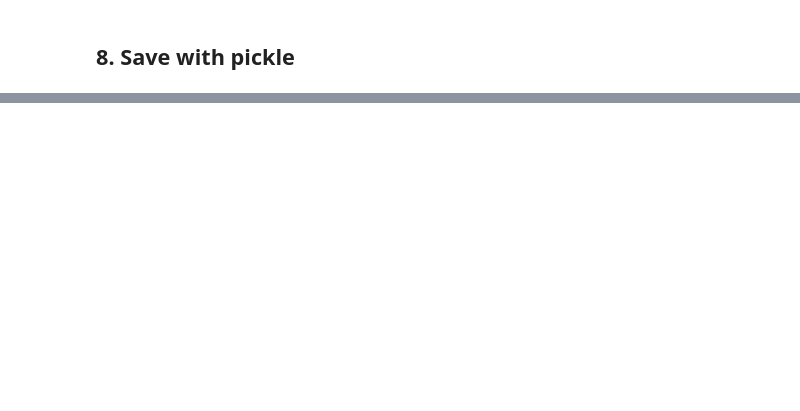
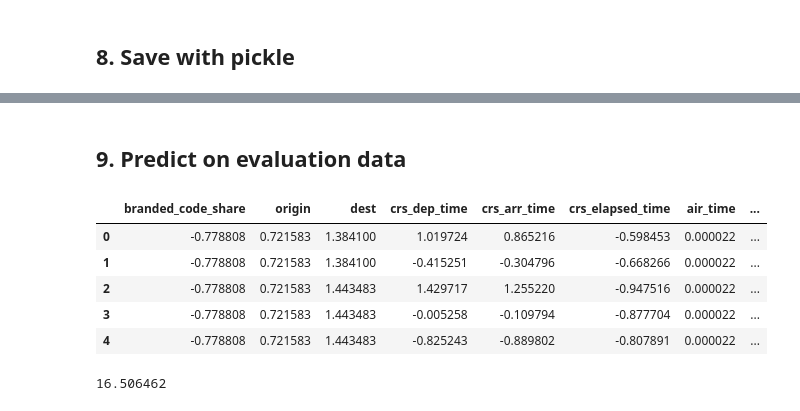
Before and after one commit to Isabelle-Dr/MidTerm-Project, a Jupyter notebook: Notebooks/4_Regression.ipynb, the cells around one changed output, grey strips where cells are left out. Saved outputs shown, nothing was run; the diff lists cells and outputs as text; code cells hidden in the pictures; blank space fills up the shorter version.

```diff
--- a/Notebooks/4_Regression.ipynb
+++ b/Notebooks/4_Regression.ipynb
@@ -306,0 +336,13 @@ print(result)
+# %% [markdown]
+## 9. Predict on evaluation data
+# %%
+X_eval = pd.read_csv('X_eval_reg.csv', low_memory = False)
+# %%
+X_eval.head()
+# %% [output]
+|  | branded_code_share | origin | dest | crs_dep_time | crs_arr_time | crs_elapsed_time | air_time | ... |
+| 0 | -0.778808 | 0.721583 | 1.384100 | 1.019724 | 0.865216 | -0.598453 | 0.000022 | ... |
+| 1 | -0.778808 | 0.721583 | 1.384100 | -0.415251 | -0.304796 | -0.668266 | 0.000022 | ... |
+| 2 | -0.778808 | 0.721583 | 1.443483 | 1.429717 | 1.255220 | -0.947516 | 0.000022 | ... |
+| 3 | -0.778808 | 0.721583 | 1.443483 | -0.005258 | -0.109794 | -0.877704 | 0.000022 | ... |
+| 4 | -0.778808 | 0.721583 | 1.443483 | -0.825243 | -0.889802 | -0.807891 | 0.000022 | ... |
@@ -306,0 +351,4 @@ print(result)
+# %%
+y_eva.mean()
+# %% [output]
+16.506462
```
Also changed, not shown: parts of 25 cells of this notebook, 2 other files.
